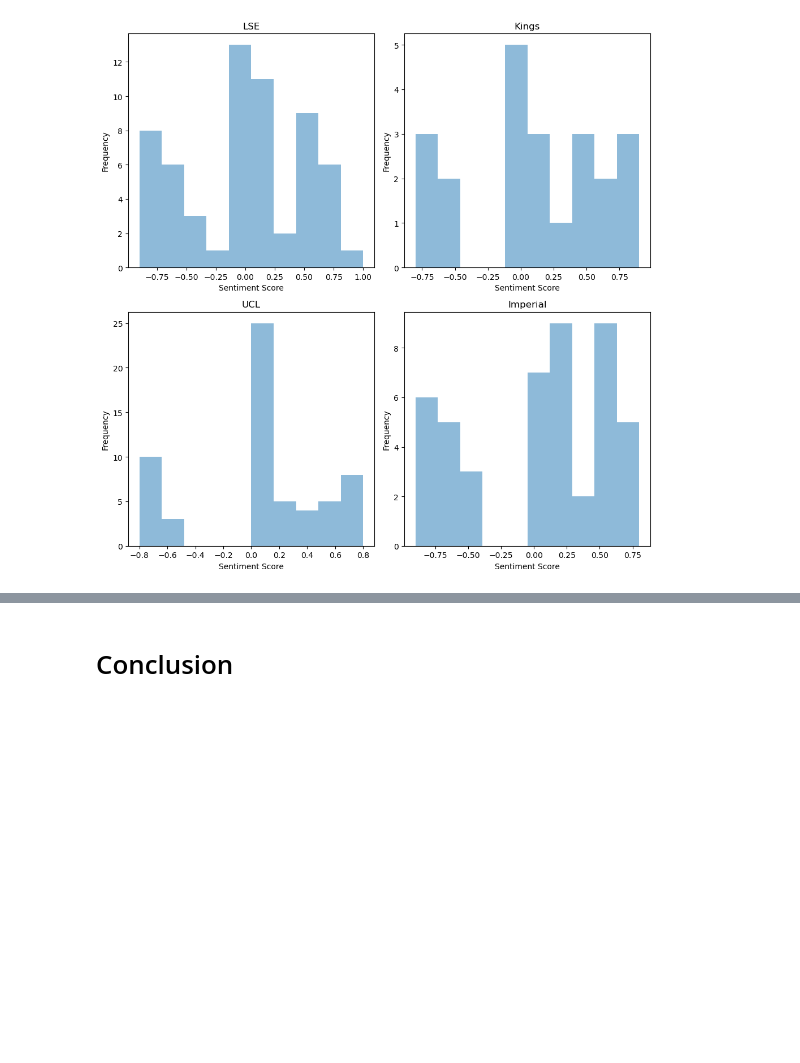
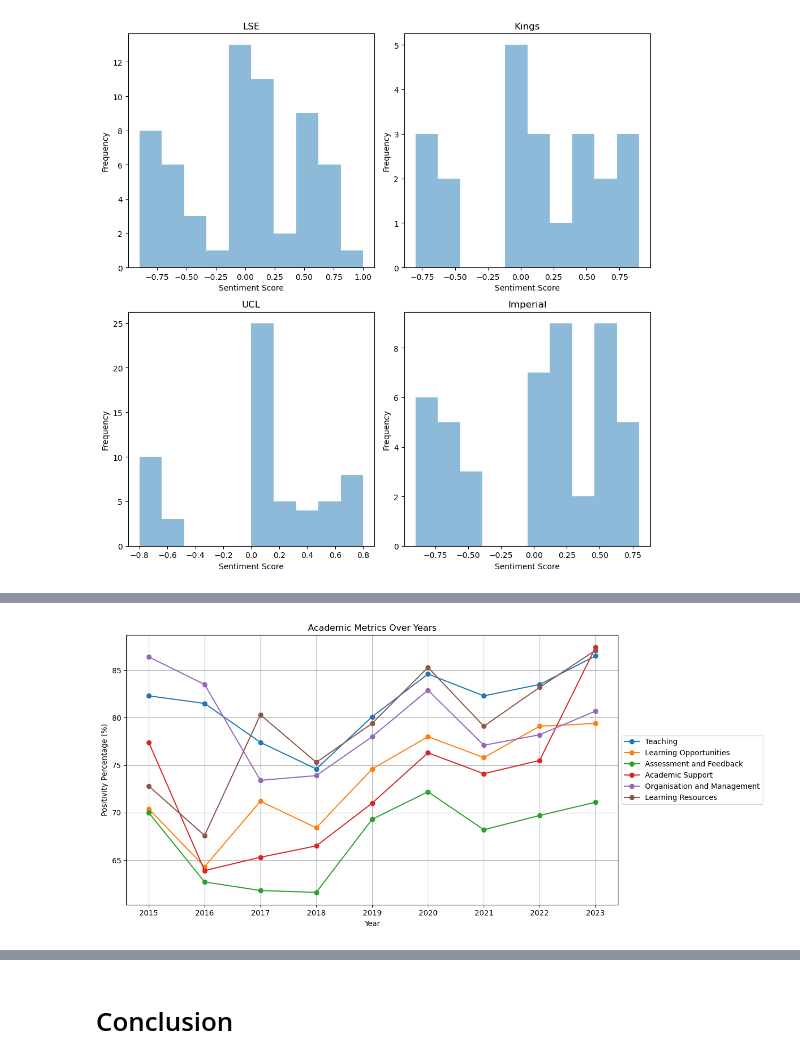
Before and after one commit to codingfishguy/ST115-Group-Project, a Jupyter notebook: Report.ipynb, the cells around one changed output, grey strips where cells are left out. Saved outputs shown, nothing was run; the diff lists cells and outputs as text; code cells hidden in the pictures; blank space fills up the shorter version.

```diff
--- a/Report.ipynb
+++ b/Report.ipynb
@@ -884,0 +889,6 @@ years_df
+# %%
+#As the years 2015-2016 do not have Student Voice, we will remove that
+#Learning Opportunities and Learning Resources are also not
+years_df = pd.concat([before2019, before_2023, dat_2023], axis=1)
+years_df=years_df.drop('Student Voice')
+years_df
@@ -1450,0 +1488,20 @@ plt.show()
+# %%
+transposed_df = years_df.transpose()
+
+# Plot
+plt.figure(figsize=(10, 6))
+for column in transposed_df.columns:
+    plt.plot(transposed_df.index, transposed_df[column], marker='o', label=column)
+
+plt.title('Academic Metrics Over Years')
+plt.xlabel('Year')
+plt.ylabel('Positivity Percentage (%)')
+plt.grid(True)
+plt.tight_layout()
+
+# Display the legend separately
+plt.legend(loc='center left', bbox_to_anchor=(1, 0.5))
+
+plt.show()
+# %% [output]
+[figure, added]
```
Also changed, not shown: parts of 39 cells of this notebook, 2 other files.
